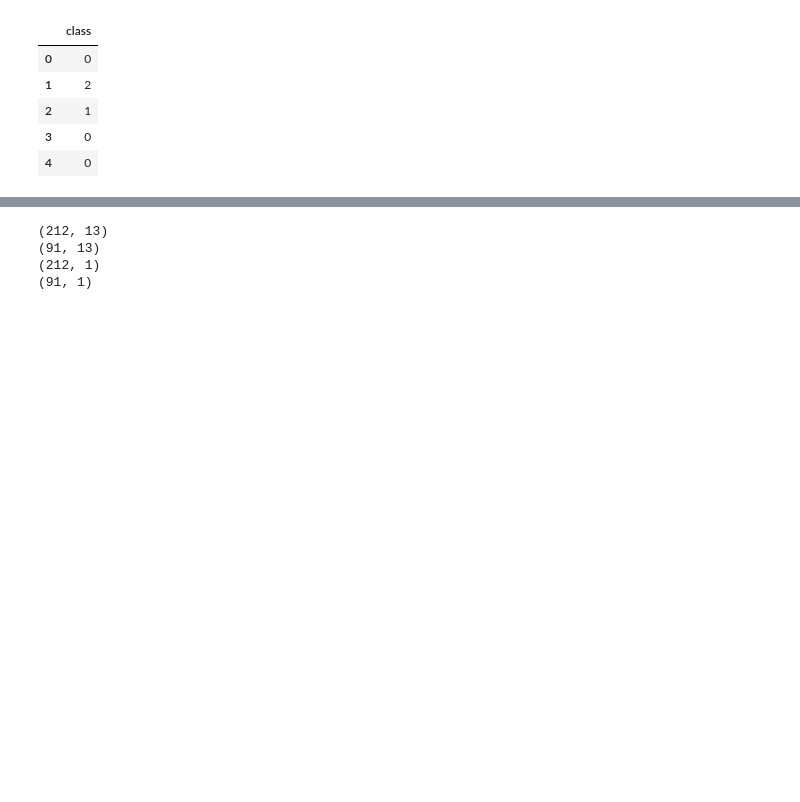
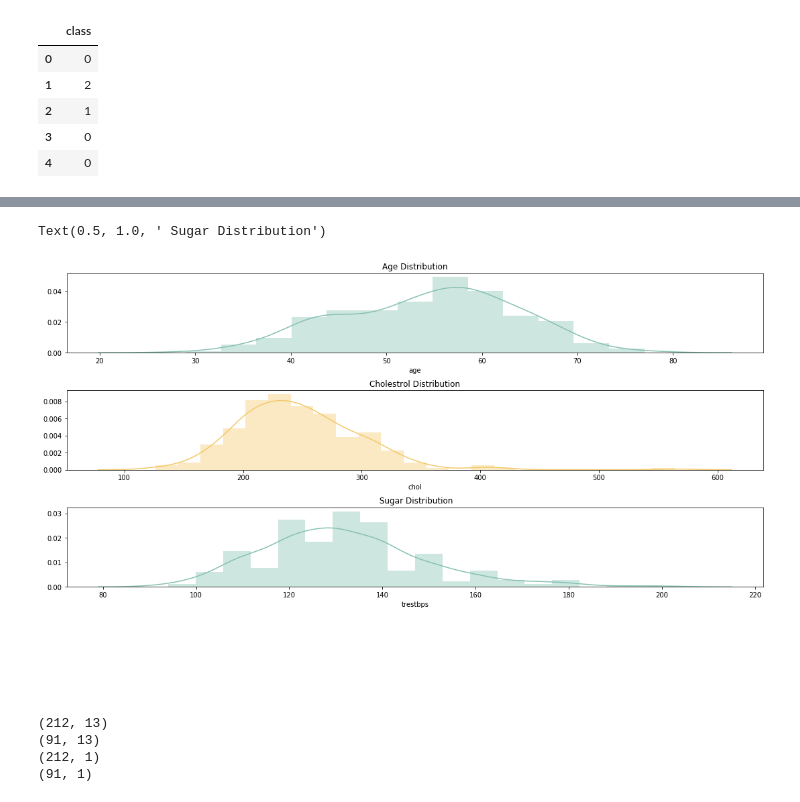
Before and after one commit to pavitrakadiyala/CAD, a Jupyter notebook: Heart.ipynb, the cells around one changed output, grey strips where cells are left out. Drawn from its saved outputs; the diff is of its cells as text; code cells hidden in the pictures; blank space fills up the shorter version.

```diff
--- a/Heart.ipynb
+++ b/Heart.ipynb
@@ -51,3 +71,27 @@ Y.head()
+# %%
+import matplotlib.gridspec as gridspec
+fig = plt.figure(constrained_layout = True, figsize = (15,9))
+
+
+colors = ['#74a09e','#86c1b2','#98e2c6','#f3c969']
+
+grid = gridspec.GridSpec(ncols = 1, nrows = 4, figure = fig)
+ax1 = fig.add_subplot(grid[0, :])
+
+sns.distplot(df.age, ax = ax1, color = colors[1])
+ax1.set_title('Age Distribution')
+
+ax2 = fig.add_subplot(grid[1, :])
+sns.distplot(df.chol, ax = ax2, color = colors[3])
+ax2.set_title('Cholestrol Distribution')
+
+
+ax3 = fig.add_subplot(grid[2, :])
+sns.distplot(df.trestbps, ax = ax3, color = colors[1])
+ax3.set_title(' Sugar Distribution')
+# %% [output]
+Text(0.5, 1.0, ' Sugar Distribution')
+[figure, added]
 # %%
 train_X,test_X,train_Y,test_Y=train_test_split(X,Y,test_size=0.3,random_state=2)
 # %%
```
Also changed, not shown: parts of 17 cells of this notebook.
